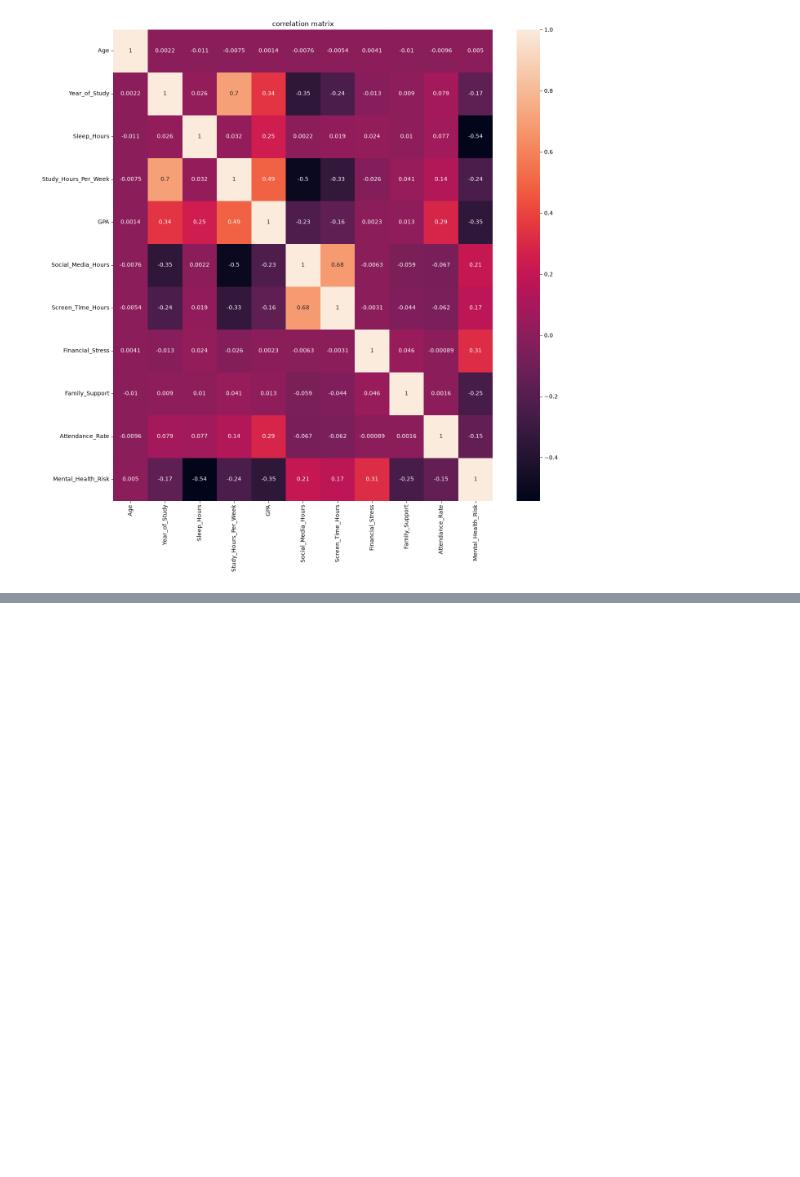
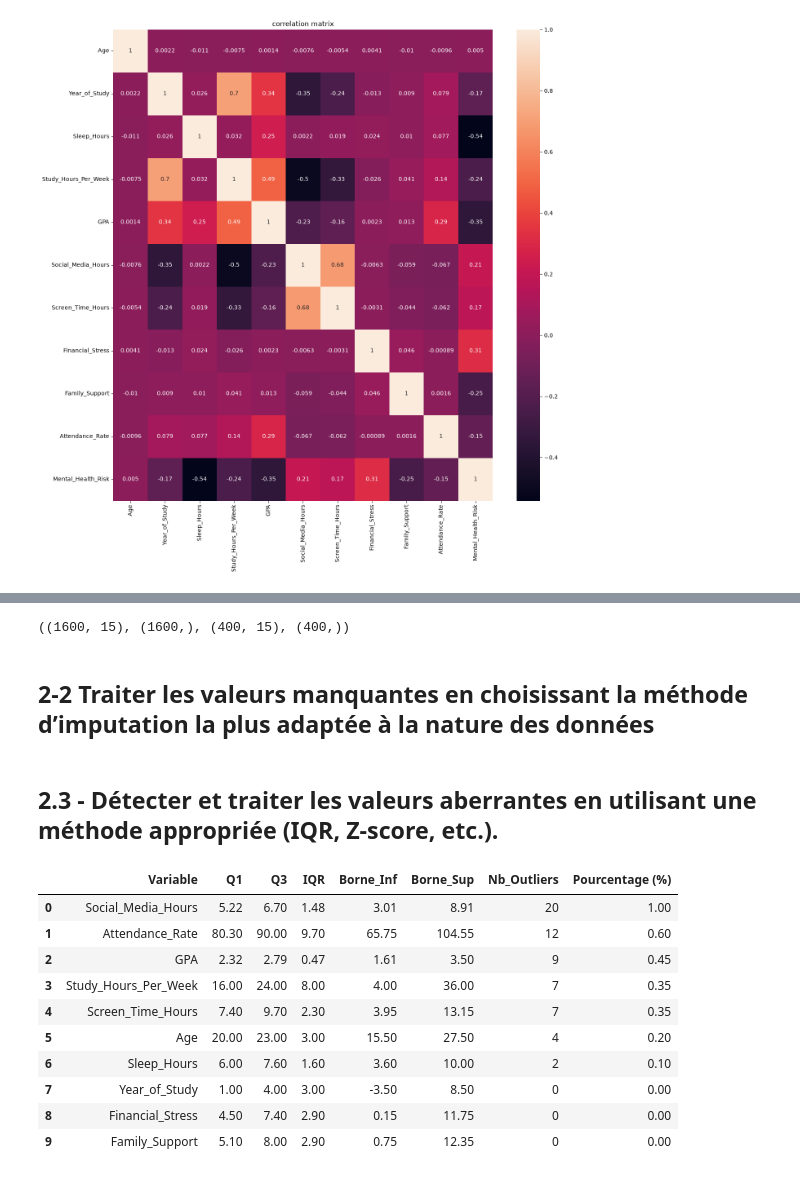
Before and after one commit to ihmaditaha/Gwenchana, a Jupyter notebook: notebooks/Gwenchana.ipynb, the cells around one changed output, grey strips where cells are left out. Saved outputs shown, nothing was run; the diff lists cells and outputs as text; code cells hidden in the pictures; blank space fills up the shorter version.

```diff
--- a/notebooks/Gwenchana.ipynb
+++ b/notebooks/Gwenchana.ipynb
@@ -231,0 +239,2 @@ plt.show()
+# %%
+df.loc[df['Screen_Time_Hours'] < df['Social_Media_Hours'], 'Screen_Time_Hours'] = df["Social_Media_Hours"]
@@ -231,0 +247,6 @@ plt.show()
+# %%
+X_train.shape, y_train.shape, X_test.shape, y_test.shape
+# %% [output]
+((1600, 15), (1600,), (400, 15), (400,))
+# %% [markdown]
+## 2-2 Traiter les valeurs manquantes en choisissant la méthode d’imputation la plus adaptée à la nature des données
@@ -231,0 +284,40 @@ plt.show()
+# %% [markdown]
+## 2.3 - Détecter et traiter les valeurs aberrantes en utilisant une méthode appropriée (IQR, Z-score, etc.).
+# %%
+outlier_records = []
+
+for col in numerical_columns:
+    Q1 = df[col].quantile(0.25)
+    Q3 = df[col].quantile(0.75)
+    IQR = Q3 - Q1
+    lower_bound = Q1 - 1.5 * IQR
+    upper_bound = Q3 + 1.5 * IQR
+
+    outliers_count = ((df[col] < lower_bound) | (df[col] > upper_bound)).sum()
+    outliers_pct = (outliers_count / len(df)) * 100
+
+    outlier_records.append({
+        "Variable": col,
+        "Q1": round(Q1, 2),
+        "Q3": round(Q3, 2),
+        "IQR": round(IQR, 2),
+        "Borne_Inf": round(lower_bound, 2),
+        "Borne_Sup": round(upper_bound, 2),
+        "Nb_Outliers": outliers_count,
+        "Pourcentage (%)": round(outliers_pct, 2)
+    })
+
+df_outliers = pd.DataFrame(outlier_records).sort_values(by="Nb_Outliers", ascending=False).reset_index(drop=True)
+display(df_outliers)
+# %% [output]
+|  | Variable | Q1 | Q3 | IQR | Borne_Inf | Borne_Sup | Nb_Outliers | Pourcentage (%) |
+| 0 | Social_Media_Hours | 5.22 | 6.70 | 1.48 | 3.01 | 8.91 | 20 | 1.00 |
+| 1 | Attendance_Rate | 80.30 | 90.00 | 9.70 | 65.75 | 104.55 | 12 | 0.60 |
+| 2 | GPA | 2.32 | 2.79 | 0.47 | 1.61 | 3.50 | 9 | 0.45 |
+| 3 | Study_Hours_Per_Week | 16.00 | 24.00 | 8.00 | 4.00 | 36.00 | 7 | 0.35 |
+| 4 | Screen_Time_Hours | 7.40 | 9.70 | 2.30 | 3.95 | 13.15 | 7 | 0.35 |
+| 5 | Age | 20.00 | 23.00 | 3.00 | 15.50 | 27.50 | 4 | 0.20 |
+| 6 | Sleep_Hours | 6.00 | 7.60 | 1.60 | 3.60 | 10.00 | 2 | 0.10 |
+| 7 | Year_of_Study | 1.00 | 4.00 | 3.00 | -3.50 | 8.50 | 0 | 0.00 |
+| 8 | Financial_Stress | 4.50 | 7.40 | 2.90 | 0.15 | 11.75 | 0 | 0.00 |
+| 9 | Family_Support | 5.10 | 8.00 | 2.90 | 0.75 | 12.35 | 0 | 0.00 |
```
Also changed, not shown: parts of 23 cells of this notebook.
